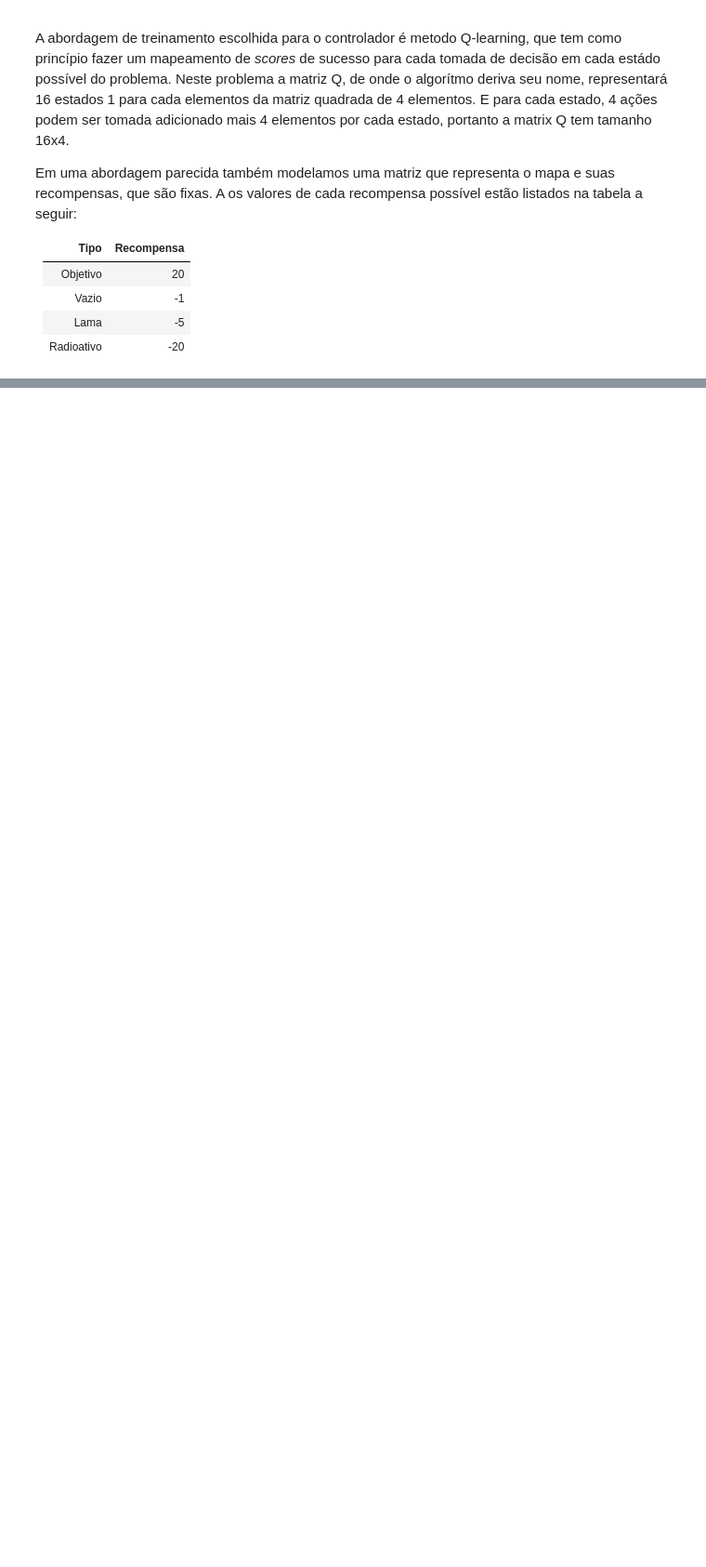
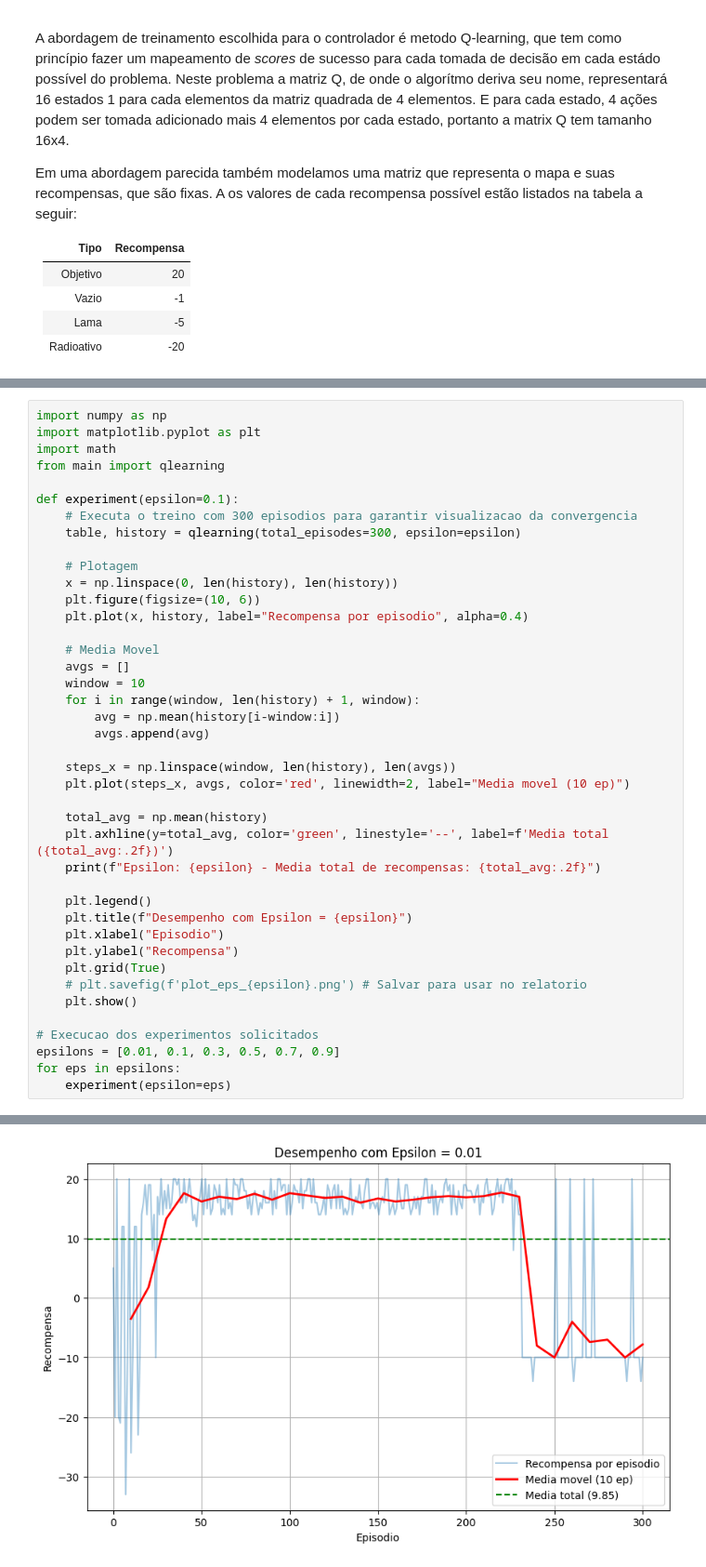
Before and after one commit to FelippeVelosoMarinho/q_learning, a Jupyter notebook: src/classes/main.ipynb, the cells around one changed output, grey strips where cells are left out. Shown at 93% size. Drawn from its saved outputs; the diff is of its cells as text; blank space fills up the shorter version.

```diff
--- a/src/classes/main.ipynb
+++ b/src/classes/main.ipynb
@@ -71,0 +72,42 @@ experiment(epsilon=1)
+# %%
+import numpy as np
+import matplotlib.pyplot as plt
+import math
+from main import qlearning
+
+def experiment(epsilon=0.1):
+    # Executa o treino com 300 episodios para garantir visualizacao da convergencia
+    table, history = qlearning(total_episodes=300, epsilon=epsilon)
+
+    # Plotagem
+    x = np.linspace(0, len(history), len(history))
+    plt.figure(figsize=(10, 6))
+    plt.plot(x, history, label="Recompensa por episodio", alpha=0.4)
+
+    # Media Movel
+    avgs = []
+    window = 10
+    for i in range(window, len(history) + 1, window):
+        avg = np.mean(history[i-window:i])
+        avgs.append(avg)
+
+    steps_x = np.linspace(window, len(history), len(avgs))
+    plt.plot(steps_x, avgs, color='red', linewidth=2, label="Media movel (10 ep)")
+
+    total_avg = np.mean(history)
+    plt.axhline(y=total_avg, color='green', linestyle='--', label=f'Media total ({total_avg:.2f})')
+    print(f"Epsilon: {epsilon} - Media total de recompensas: {total_avg:.2f}")
+
+    plt.legend()
+    plt.title(f"Desempenho com Epsilon = {epsilon}")
+    plt.xlabel("Episodio")
+    plt.ylabel("Recompensa")
+    plt.grid(True)
+    # plt.savefig(f'plot_eps_{epsilon}.png') # Salvar para usar no relatorio
+    plt.show()
+
+# Execucao dos experimentos solicitados
+epsilons = [0.01, 0.1, 0.3, 0.5, 0.7, 0.9]
+for eps in epsilons:
+    experiment(epsilon=eps)
+# %% [output]
@@ -71,0 +115 @@ experiment(epsilon=1)
+[figure, added]
```
Also changed, not shown: parts of 2 cells of this notebook, 11 other files.
